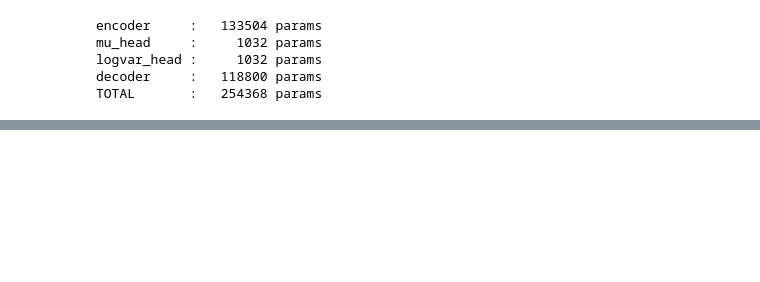
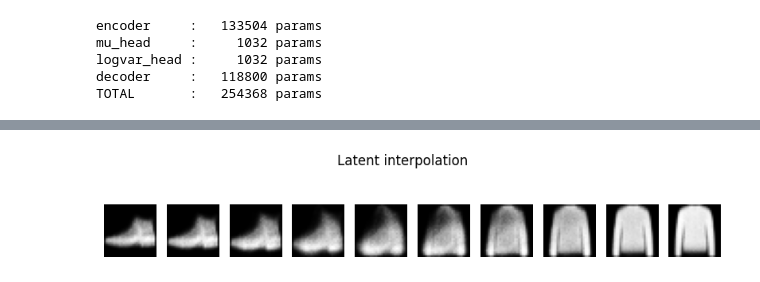
Before and after one commit to sutyum/models, a Jupyter notebook: vae/vae.ipynb, the cells around one changed output, grey strips where cells are left out. Cells and saved outputs as stored; diff of their text form; code cells hidden in the pictures; blank space fills up the shorter version.

```diff
--- a/vae/vae.ipynb
+++ b/vae/vae.ipynb
@@ -190,0 +554,26 @@ def elbo_loss(model, x:
+# %%
+def encode_mu(model: VAE, x: np.ndarray) -> np.ndarray:
+    mu, logvar = model.encode(x)
+    return np.array(mu)
+
+def decode_from_z(model: VAE, z: jax.Array) -> np.ndarray:
+    logits = model.decode(z)
+    return decode_logits_to_images(logits)
+
+i, j = 0, 1  # two indices in test set
+x_pair = jnp.asarray(x_test[[i, j]])
+mu, _ = model.encode(flatten_images(x_pair))
+z1, z2 = mu[0], mu[1]
+
+k = 10
+alphas = jnp.linspace(0, 1, k)
+Z = jnp.stack([(1-a)*z1 + a*z2 for a in alphas], axis=0)
+imgs = decode_from_z(model, Z)
+
+plt.figure(figsize=(k, 2))
+for t in range(k):
+    plt.subplot(1, k, t+1); plt.imshow(imgs[t], cmap="gray"); plt.axis("off")
+plt.suptitle("Latent interpolation")
+plt.show()
+# %% [output]
+[figure, added]
```
Also changed, not shown: parts of 28 cells of this notebook, 1 other file.
